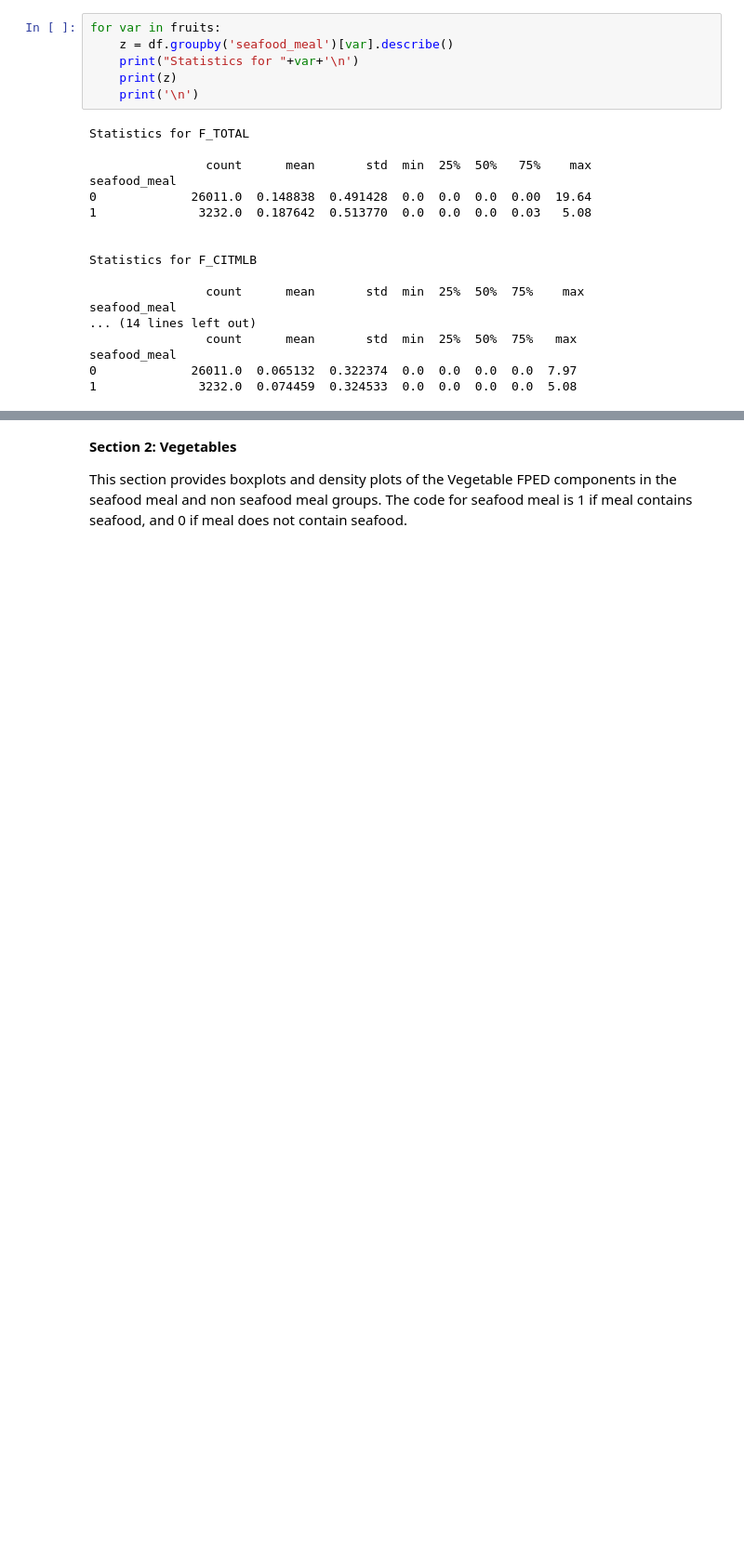
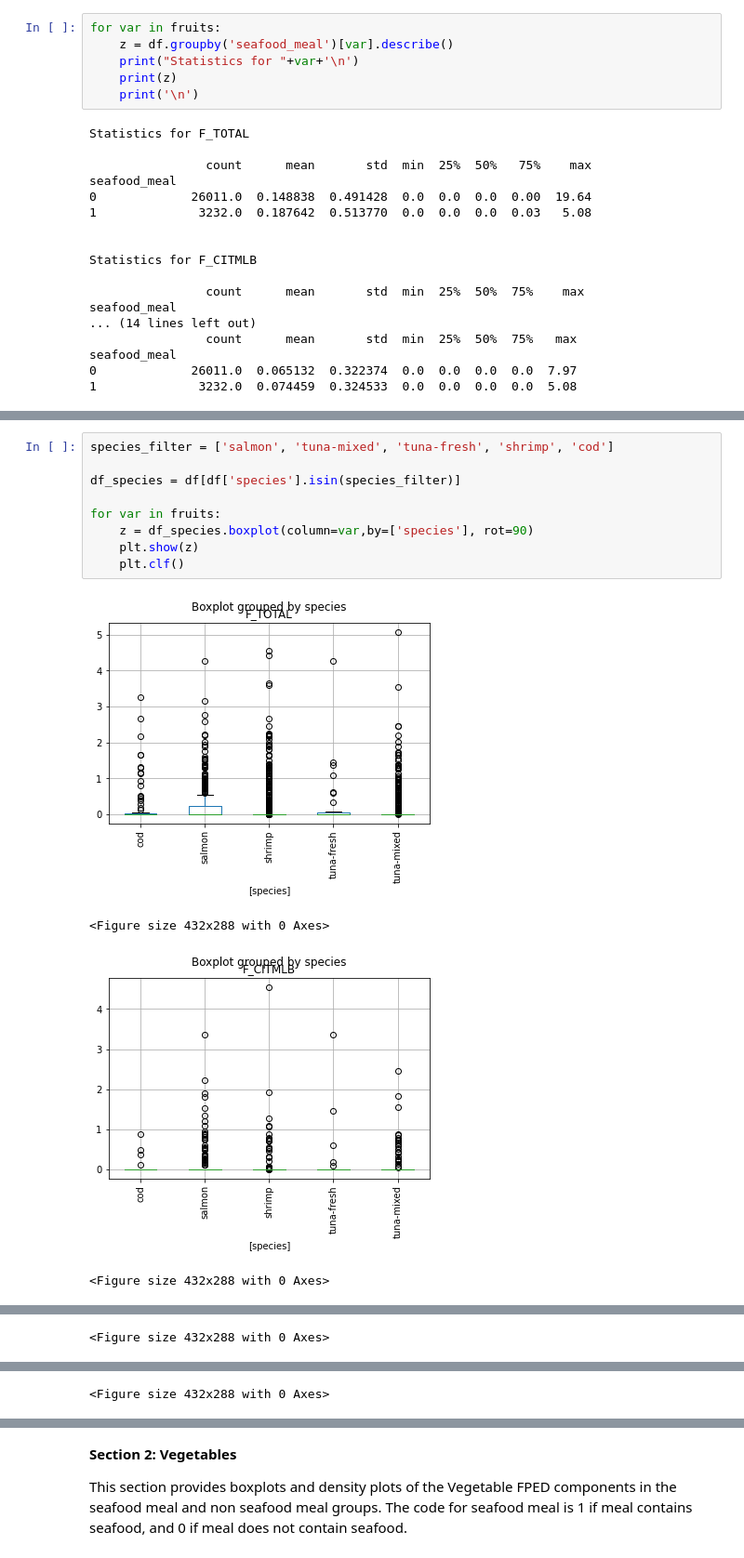
Before and after one commit to jorid14/SGL_NHANES, a Jupyter notebook: Reports/Week 11/NHANES_FPED_Component_Stats.ipynb, the cells around one changed output, grey strips where cells are left out. Shown at 93% size. Drawn from its saved outputs; the diff is of its cells as text; blank space fills up the shorter version.

```diff
--- a/Reports/Week 11/NHANES_FPED_Component_Stats.ipynb
+++ b/Reports/Week 11/NHANES_FPED_Component_Stats.ipynb
@@ -78,0 +95,14 @@ seafood_meal
+# %%
+species_filter = ['salmon', 'tuna-mixed', 'tuna-fresh', 'shrimp', 'cod']
+
+df_species = df[df['species'].isin(species_filter)]
+
+for var in fruits:
+    z = df_species.boxplot(column=var,by=['species'], rot=90)
+    plt.show(z)
+    plt.clf()
+# %% [output]
+[figure, added]
+<Figure size 432x288 with 0 Axes>
+[figure, added]
+<Figure size 432x288 with 0 Axes>
@@ -78,0 +110 @@ seafood_meal
+<Figure size 432x288 with 0 Axes>
@@ -78,0 +112 @@ seafood_meal
+<Figure size 432x288 with 0 Axes>
```
Also changed, not shown: parts of 25 cells of this notebook, 3 other files.
